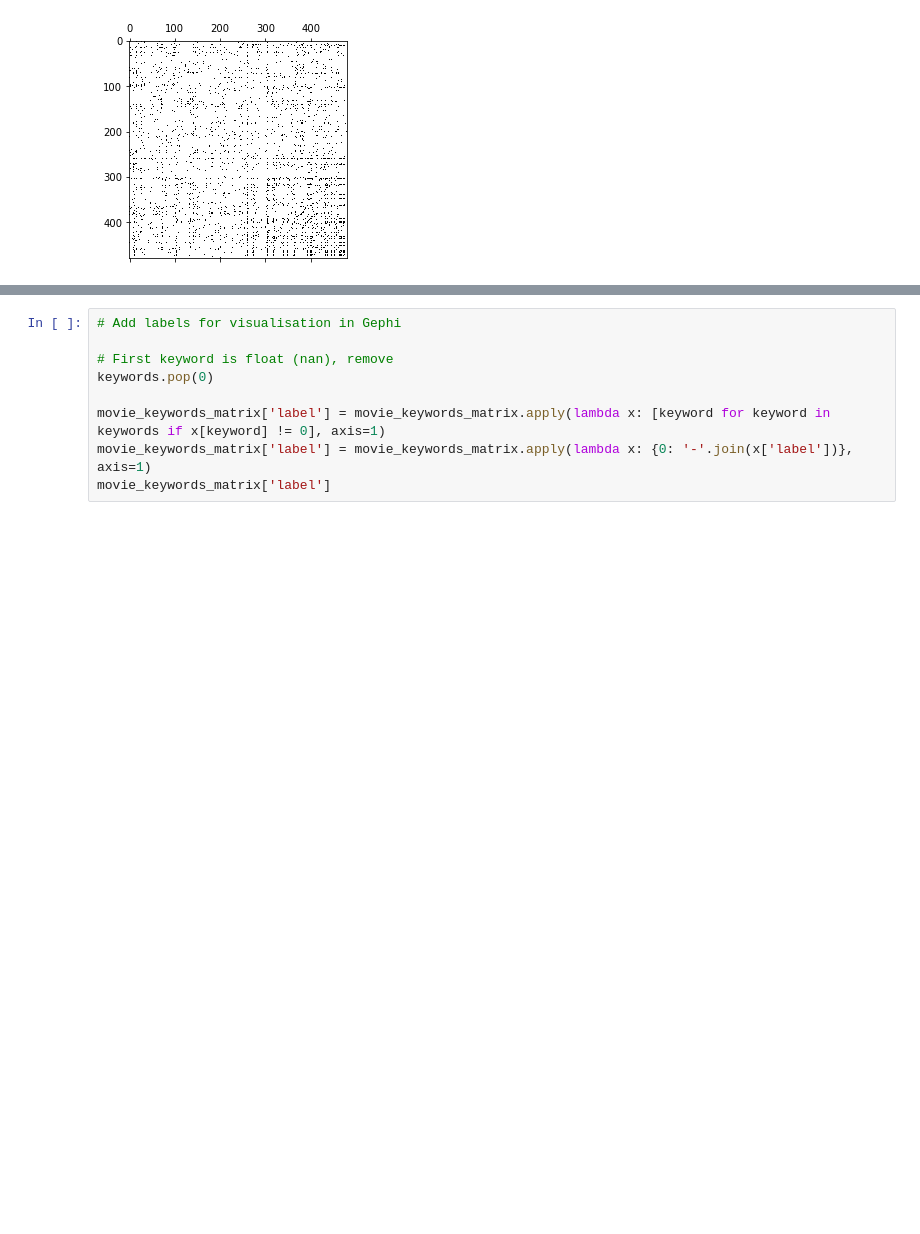
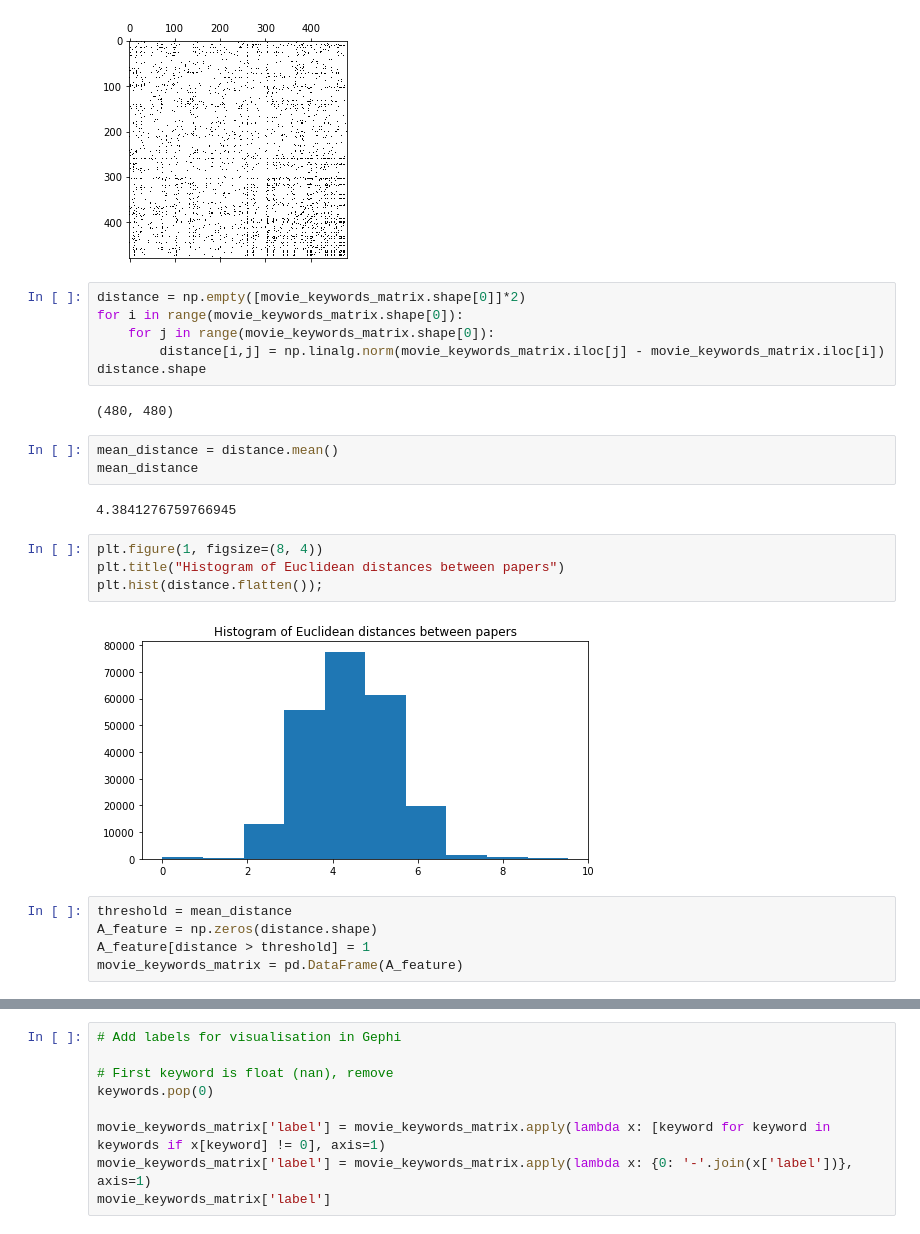
Before and after one commit to Lambo97/MovieRecommendation, a Jupyter notebook: src/movie_feature_network.ipynb, the cells around one changed output, grey strips where cells are left out. Saved outputs shown, nothing was run; the diff lists cells and outputs as text; blank space fills up the shorter version.

```diff
--- a/src/movie_feature_network.ipynb
+++ b/src/movie_feature_network.ipynb
@@ -181,3 +234,27 @@ plt.spy(keyword_adjacency)
 plt.show()
 # %% [output]
 [figure]
+# %%
+distance = np.empty([movie_keywords_matrix.shape[0]]*2)
+for i in range(movie_keywords_matrix.shape[0]):
+    for j in range(movie_keywords_matrix.shape[0]):
+        distance[i,j] = np.linalg.norm(movie_keywords_matrix.iloc[j] - movie_keywords_matrix.iloc[i])
+distance.shape
+# %% [output]
+(480, 480)
+# %%
+mean_distance = distance.mean()
+mean_distance
+# %% [output]
+4.3841276759766945
+# %%
+plt.figure(1, figsize=(8, 4))
+plt.title("Histogram of Euclidean distances between papers")
+plt.hist(distance.flatten());
+# %% [output]
+[figure, added]
+# %%
+threshold = mean_distance
+A_feature = np.zeros(distance.shape)
+A_feature[distance > threshold] = 1
+movie_keywords_matrix = pd.DataFrame(A_feature)
```
Also changed, not shown: parts of 24 cells of this notebook, 1 other file.
